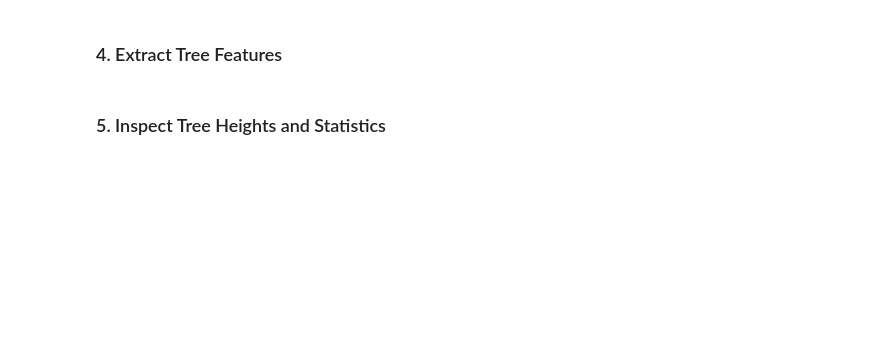
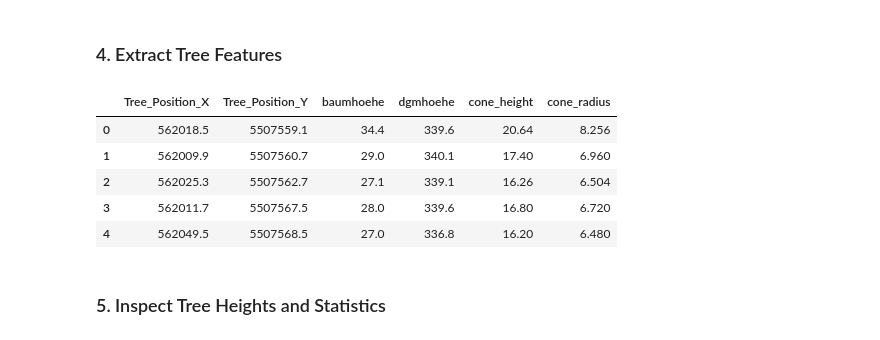
Before and after one commit to Ahsan398/Solar-Shading-Analysis-of-a-Building-Roof-with-3D-Ray-Tracing, a Jupyter notebook: TreeData.ipynb, the cells around one changed output. Saved outputs shown, nothing was run; the diff lists cells and outputs as text; code cells hidden in the pictures; blank space fills up the shorter version.

```diff
--- a/TreeData.ipynb
+++ b/TreeData.ipynb
@@ -58,16 +78,17 @@ plt.show()
 # %%
 trees_filtered['Tree_Position_X'] = trees_filtered.geometry.x
 trees_filtered['Tree_Position_Y'] = trees_filtered.geometry.y
 
-columns_to_keep = ['Tree_Position_X', 'Tree_Position_Y', 'baumhoehe', 'dgmhoehe']
-optional_keywords = ['crown', 'kronen', 'diameter', 'radius', 'shape', 'breite', 'durchmesser']
-for col in trees_filtered.columns:
-    if col.lower() != 'geometry' and col not in columns_to_keep:
-        if any(keyword in col.lower() for keyword in optional_keywords):
-            columns_to_keep.append(col)
-
+columns_to_keep = ['Tree_Position_X', 'Tree_Position_Y', 'baumhoehe', 'dgmhoehe', 'cone_height', 'cone_radius']
 trees_filtered = trees_filtered[columns_to_keep]
 trees_filtered.head()
+# %% [output]
+|  | Tree_Position_X | Tree_Position_Y | baumhoehe | dgmhoehe | cone_height | cone_radius |
+| 0 | 562018.5 | 5507559.1 | 34.4 | 339.6 | 20.64 | 8.256 |
+| 1 | 562009.9 | 5507560.7 | 29.0 | 340.1 | 17.40 | 6.960 |
+| 2 | 562025.3 | 5507562.7 | 27.1 | 339.1 | 16.26 | 6.504 |
+| 3 | 562011.7 | 5507567.5 | 28.0 | 339.6 | 16.80 | 6.720 |
+| 4 | 562049.5 | 5507568.5 | 27.0 | 336.8 | 16.20 | 6.480 |
 # %% [markdown]
 ### 5. Inspect Tree Heights and Statistics
 # %%
```
Also changed, not shown: parts of 4 cells of this notebook.
